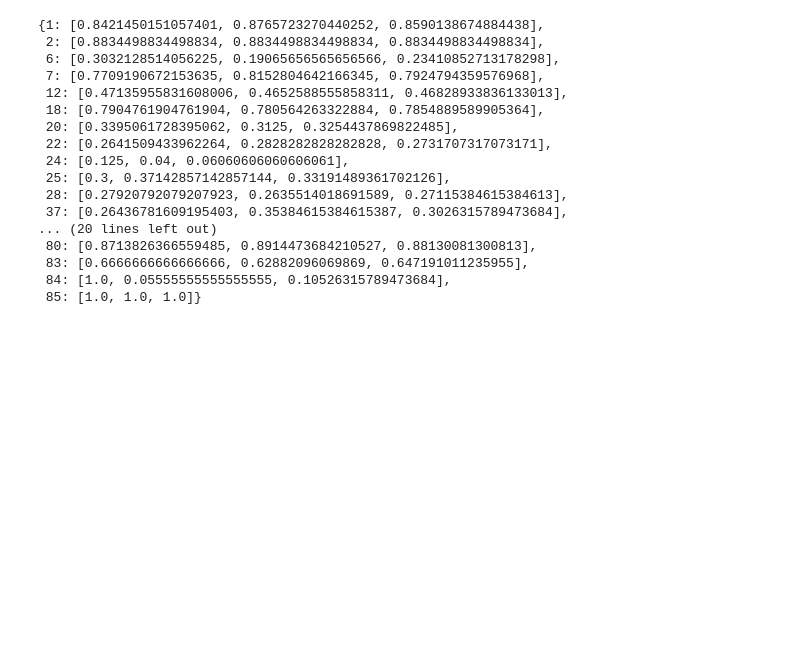
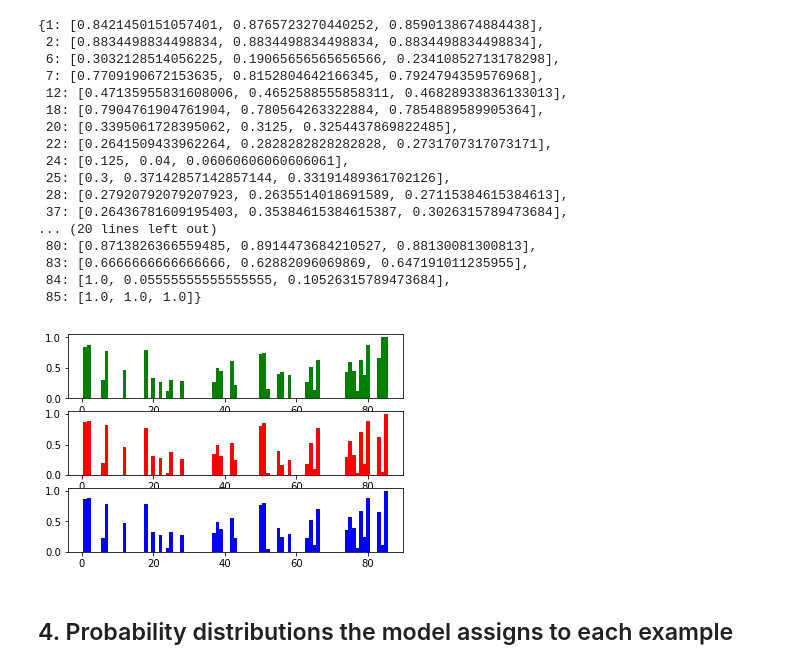
Before and after one commit to guangyuzh/awesome-nlp-re, a Jupyter notebook: TensorFlow-NRE/PrecisionRecall.ipynb, the cells around one changed output. Drawn from its saved outputs; the diff is of its cells as text; code cells hidden in the pictures; blank space fills up the shorter version.

```diff
--- a/TensorFlow-NRE/PrecisionRecall.ipynb
+++ b/TensorFlow-NRE/PrecisionRecall.ipynb
@@ -6,4 +6,5 @@
 allprob_filename = './out/allprob_iter_64000.npy'
 allans_filename = './data/allans.npy'
 target_relations_training_filename = './data/train_y.npy'
+relation2id_filename = './origin_data/relation2id.txt'
 # %% [markdown]
@@ -90,7 +92,7 @@ In the test dataset, for each relationship R:
 # %%
 # reading relation2id.txt into dictionary
 relation2id = {}
-f = open('./origin_data/relation2id.txt','r')
+f = open(relation2id_filename,'r')
 while True:
     content = f.readline()
     if content == '':
@@ -170,3 +172,34 @@ PR_Result
  85: [1.0, 1.0, 1.0]}
 # %%
 np.save('./analytics/PR_Relations.npy',PR_Result)
+# %%
+def f(t):
+    return np.exp(-t) * np.cos(2*np.pi*t)
+
+keys = np.fromiter(iter(PR_Result.keys()), dtype=int)
+precision = []
+recall = []
+f1 = []
+for i in PR_Result:
+    precision.append(PR_Result[i][0])
+    recall.append(PR_Result[i][1])
+    f1.append(PR_Result[i][2])
+precision = np.asarray(precision, dtype=np.float32)
+recall = np.asarray(recall, dtype=np.float32)
+f1 = np.asarray(f1, dtype=np.float32)
+
+plt.figure(1)
+plt.subplot(311)
+plt.bar(keys, precision, width=1,color='g')
+
+plt.subplot(312)
+plt.bar(keys, recall, width=1,color='r')
+
+plt.subplot(313)
+plt.bar(keys, f1, width=1,color='b')
+
+plt.show()
+# %% [output]
+[figure, added]
+# %% [markdown]
+## 4. Probability distributions the model assigns to each example
```
Also changed, not shown: parts of 7 cells of this notebook, 1 other file.
